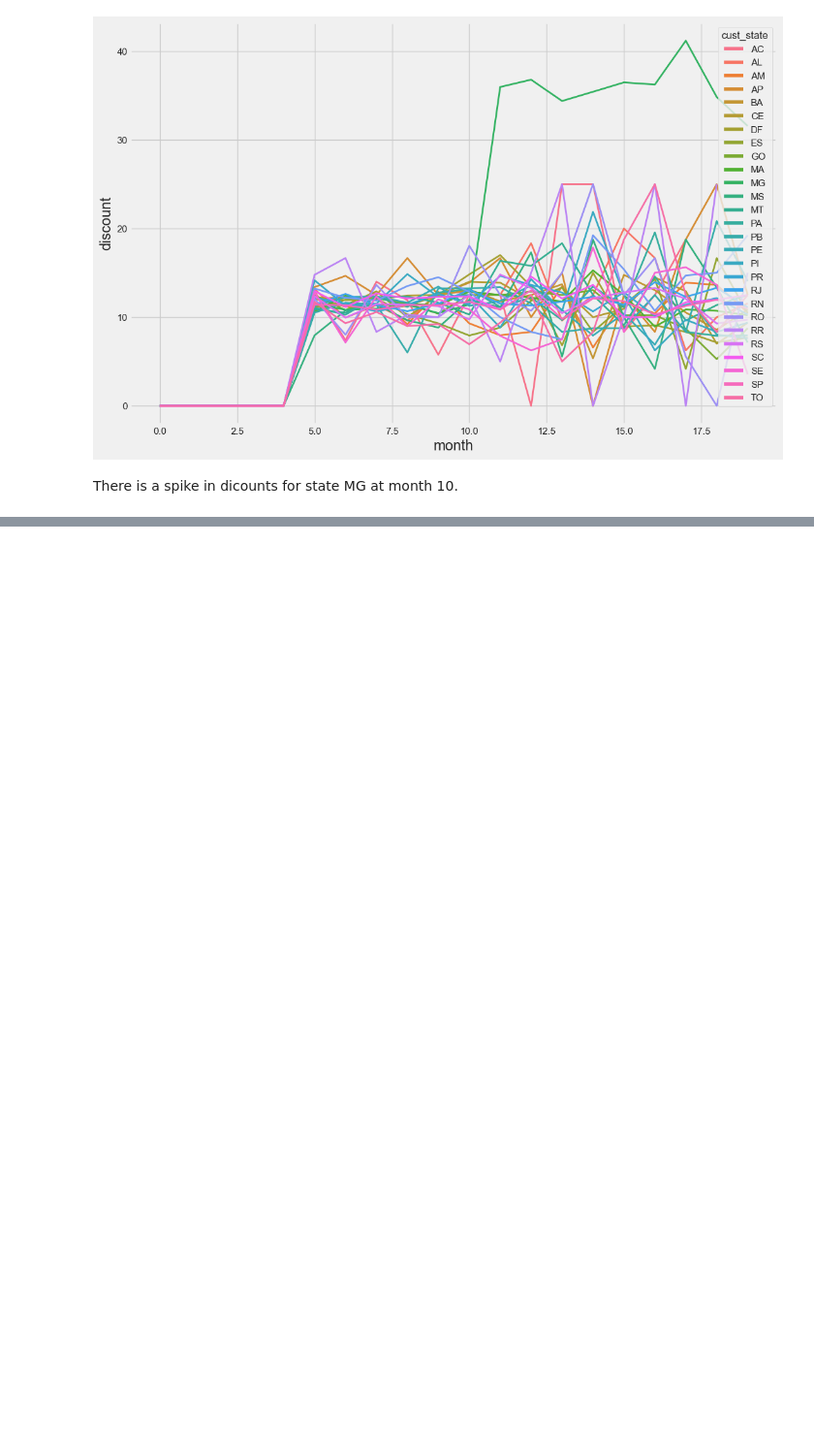
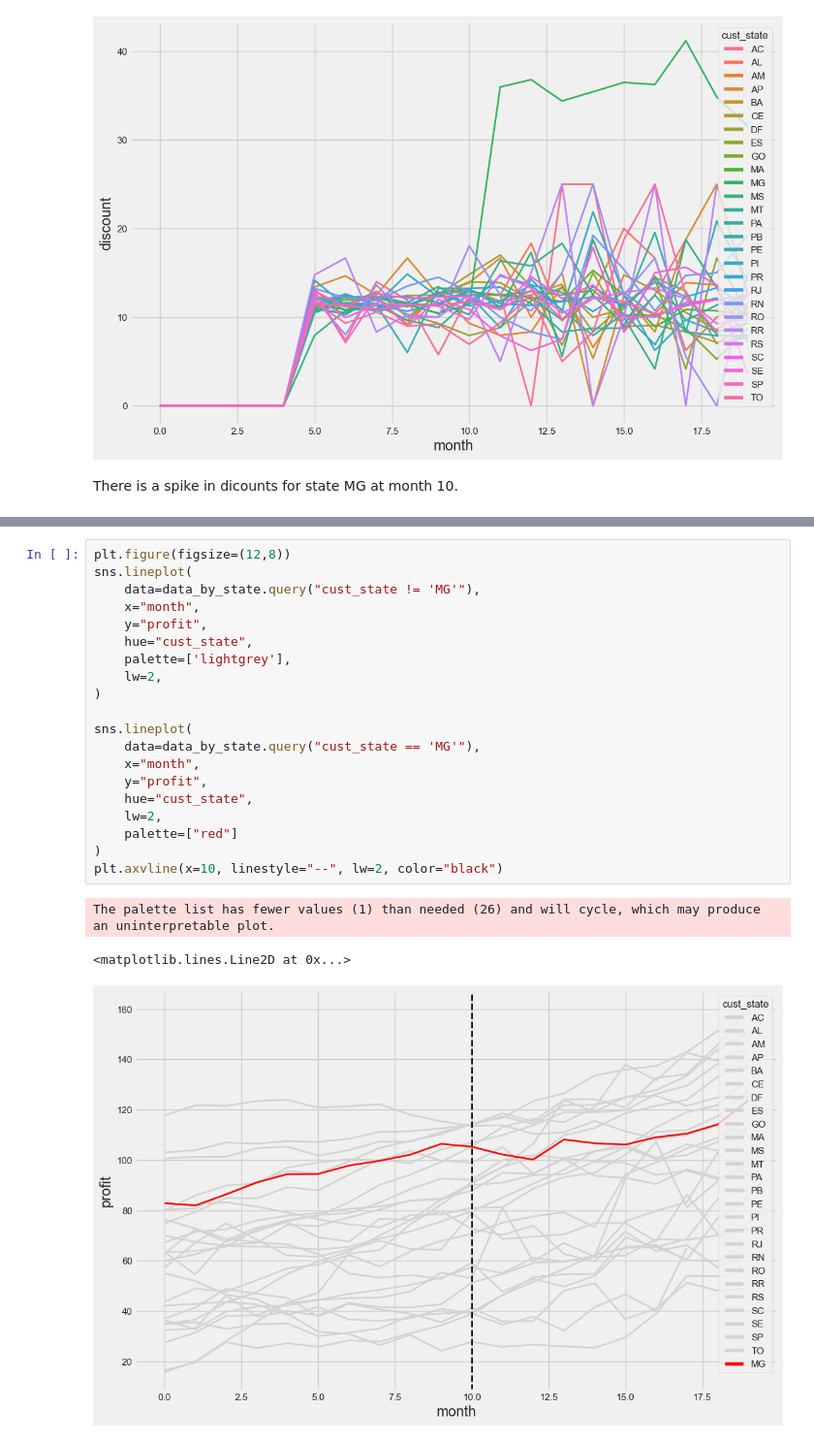
Before and after one commit to GregoryTomy/causal-inference, a Jupyter notebook: difference_in_differences.ipynb, the cells around one changed output, grey strips where cells are left out. Shown at 97% size. Cells and saved outputs as stored; diff of their text form; blank space fills up the shorter version.

```diff
--- a/difference_in_differences.ipynb
+++ b/difference_in_differences.ipynb
@@ -142,0 +328,24 @@ There is a spike in dicounts for state MG at month 10.
+# %%
+plt.figure(figsize=(12,8))
+sns.lineplot(
+    data=data_by_state.query("cust_state != 'MG'"),
+    x="month",
+    y="profit",
+    hue="cust_state",
+    palette=['lightgrey'],
+    lw=2,
+)
+
+sns.lineplot(
+    data=data_by_state.query("cust_state == 'MG'"),
+    x="month",
+    y="profit",
+    hue="cust_state",
+    lw=2,
+    palette=["red"]
+)
+plt.axvline(x=10, linestyle="--", lw=2, color="black")
+# %% [output]
+The palette list has fewer values (1) than needed (26) and will cycle, which may produce an uninterpretable plot.
+<matplotlib.lines.Line2D at 0x...>
+[figure, added]
```
Also changed, not shown: parts of 26 cells of this notebook, 7 other files.
